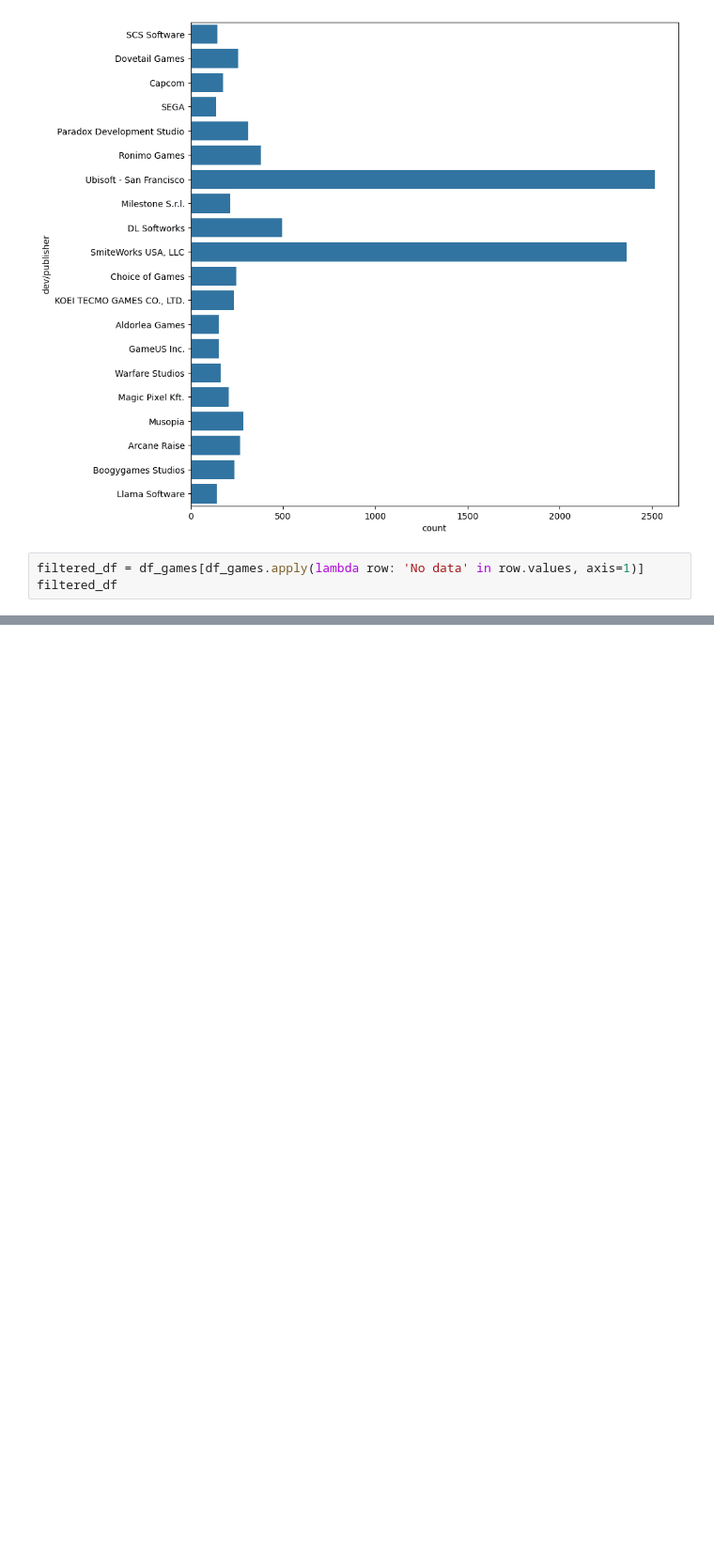
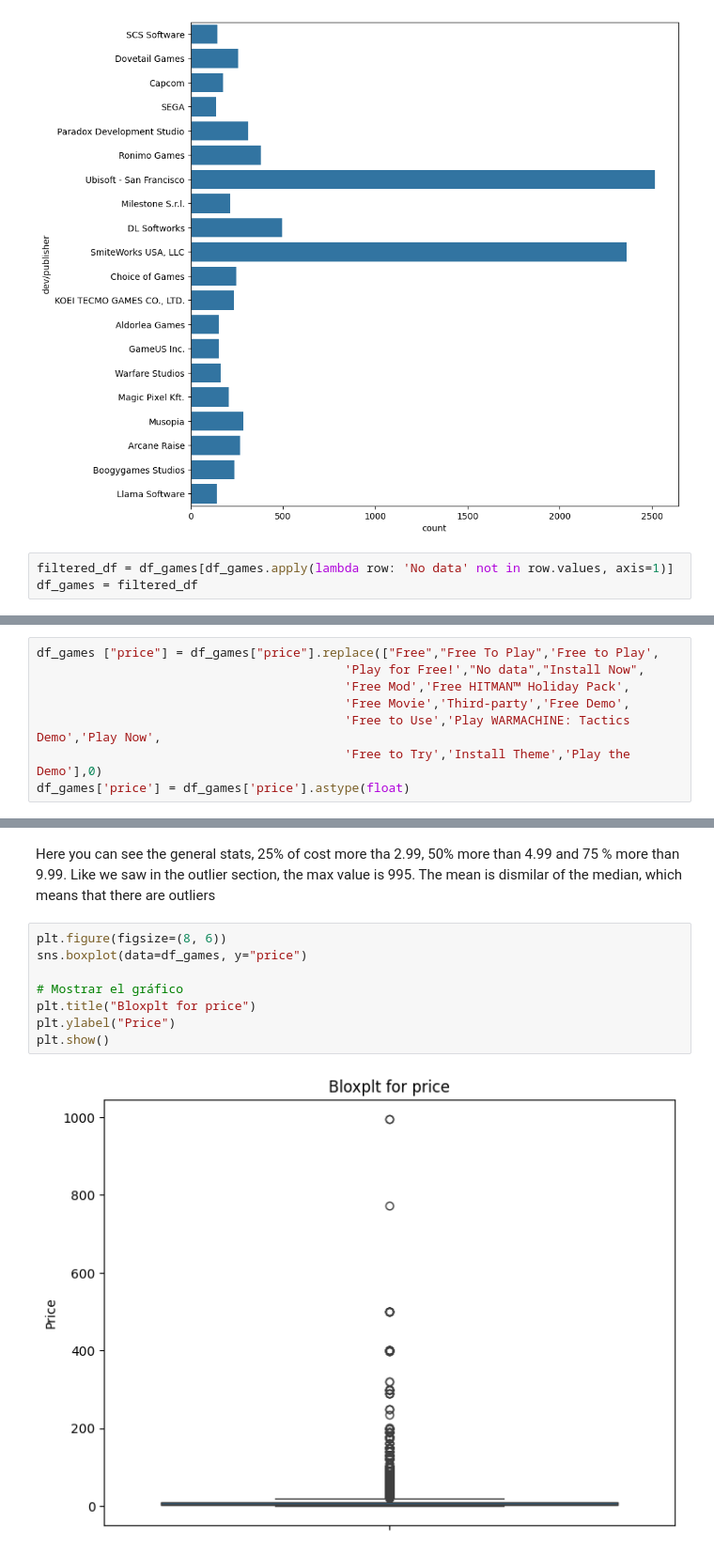
Before and after one commit to pablorobba/Proyecto_Individual_STEAM, a Jupyter notebook: 4 - EDA.ipynb, the cells around one changed output, grey strips where cells are left out. Shown at 94% size. Cells and saved outputs as stored; diff of their text form; blank space fills up the shorter version.

```diff
--- a/4 - EDA.ipynb
+++ b/4 - EDA.ipynb
@@ -136,5 +140,5 @@ plt.show()
 # %% [output]
 [figure]
 # %%
-filtered_df = df_games[df_games.apply(lambda row: 'No data' in row.values, axis=1)]
-filtered_df
+filtered_df = df_games[df_games.apply(lambda row: 'No data' not in row.values, axis=1)]
+df_games = filtered_df
@@ -154,0 +147,8 @@ filtered_df
+# %%
+df_games ["price"] = df_games["price"].replace(["Free","Free To Play",'Free to Play',
+                                          'Play for Free!',"No data","Install Now",
+                                          'Free Mod','Free HITMAN™ Holiday Pack',
+                                          'Free Movie','Third-party','Free Demo',
+                                          'Free to Use','Play WARMACHINE: Tactics Demo','Play Now',
+                                          'Free to Try','Install Theme','Play the Demo'],0)
+df_games['price'] = df_games['price'].astype(float)
@@ -154,0 +167,12 @@ filtered_df
+# %% [markdown]
+Here you can see the general stats, 25% of cost more tha 2.99, 50% more than 4.99 and 75 % more than 9.99. Like we saw in the outlier section, the max value is 995. The mean is dismilar of the median, which means that there are outliers
+# %%
+plt.figure(figsize=(8, 6))
+sns.boxplot(data=df_games, y="price")
+
+# Mostrar el gráfico
+plt.title("Bloxplt for price")
+plt.ylabel("Price")
+plt.show()
+# %% [output]
+[figure, added]
```
Also changed, not shown: parts of 52 cells of this notebook, 3 other files.
